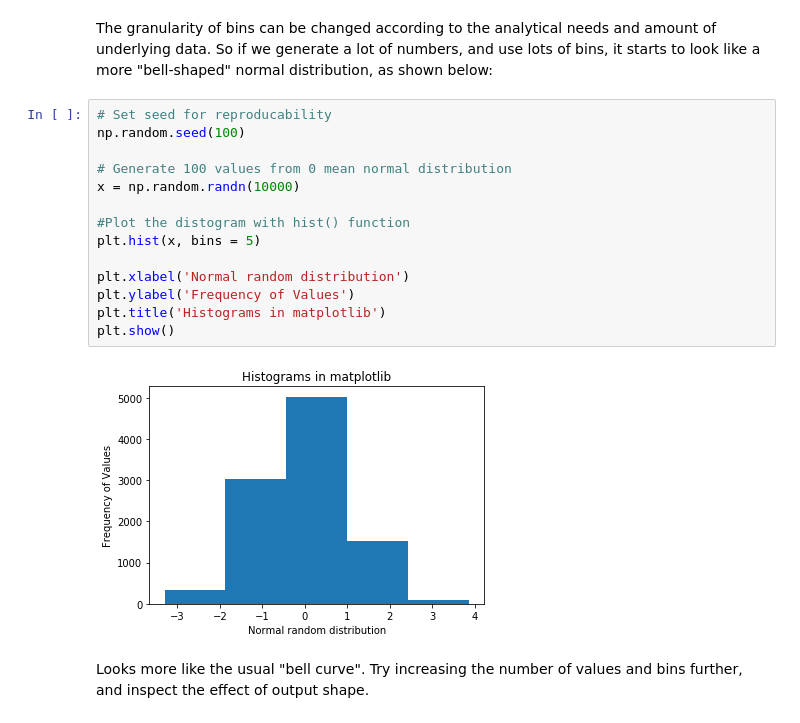
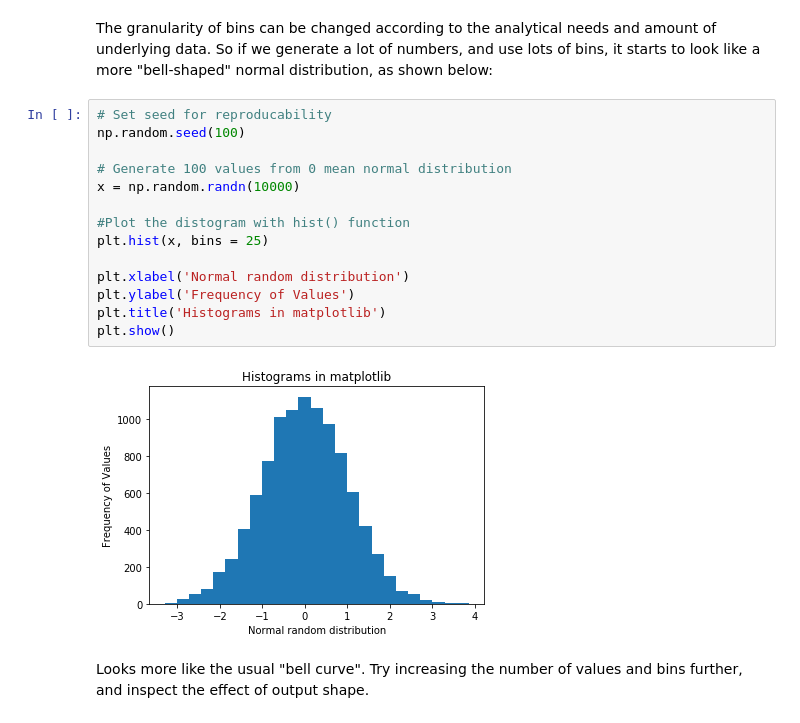
Before and after one commit to robolax/dsc-0-01-21-visualizing-data-online-ds-sp-000, a Jupyter notebook: index.ipynb, the cells around one changed output. Cells and saved outputs as stored; diff of their text form.

```diff
--- a/index.ipynb
+++ b/index.ipynb
@@ -162,19 +162,19 @@ The granularity of bins can be changed according to the analytical needs and amo
 # %%
 # Set seed for reproducability
 np.random.seed(100)
 
 # Generate 100 values from 0 mean normal distribution
 x = np.random.randn(10000)
 
 #Plot the distogram with hist() function
-plt.hist(x, bins = 5)
+plt.hist(x, bins = 25)
 
 plt.xlabel('Normal random distribution')
 plt.ylabel('Frequency of Values')
 plt.title('Histograms in matplotlib')
 plt.show()
 # %% [output]
-[figure, old version]
+[figure, new version]
 # %% [markdown]
 Looks more like the usual "bell curve". Try increasing the number of values and bins further, and inspect the effect of output shape.
 # %% [markdown]
```
